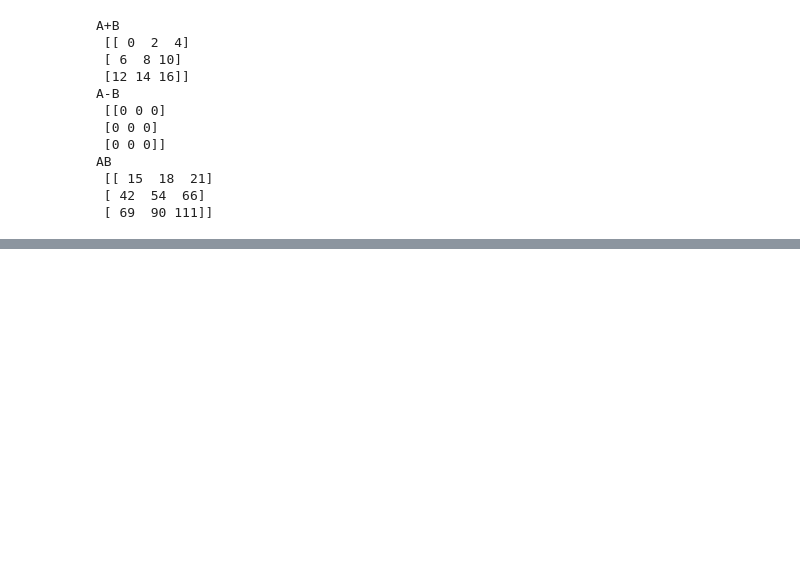
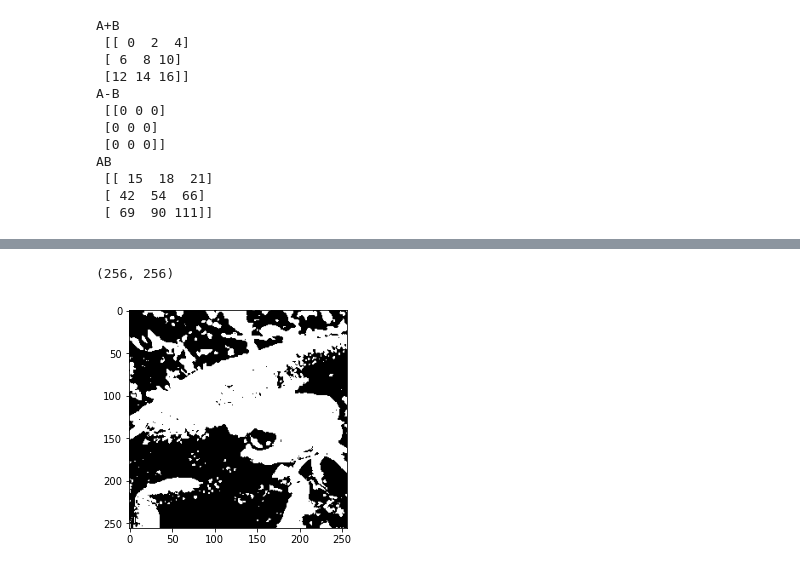
Before and after one commit to ShumpeiTakezaki/newcomer, a Jupyter notebook: 1_BasicImageProcessing/kadai1.ipynb, the cells around one changed output, grey strips where cells are left out. Saved outputs shown, nothing was run; the diff lists cells and outputs as text; code cells hidden in the pictures; blank space fills up the shorter version.

```diff
--- a/1_BasicImageProcessing/kadai1.ipynb
+++ b/1_BasicImageProcessing/kadai1.ipynb
@@ -64,0 +59,9 @@ bi_img = c
+# %%
+gray_img = cv2.imread("imori_256x256.png", 0)
+ret2, binary_img = cv2.threshold(gray_img, 0, 255, cv2.THRESH_OTSU) #大津の２値化
+
+plt.imshow(binary_img, cmap="gray")
+print(binary_img.shape)
+# %% [output]
+(256, 256)
+[figure, added]
```
Also changed, not shown: parts of 7 cells of this notebook.
